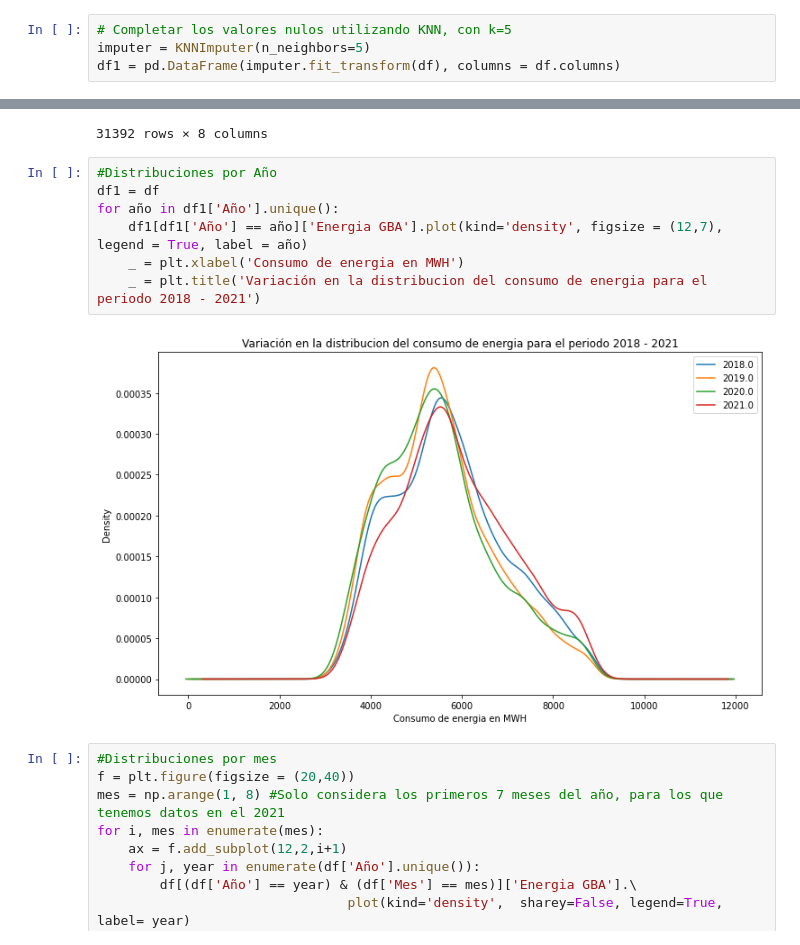
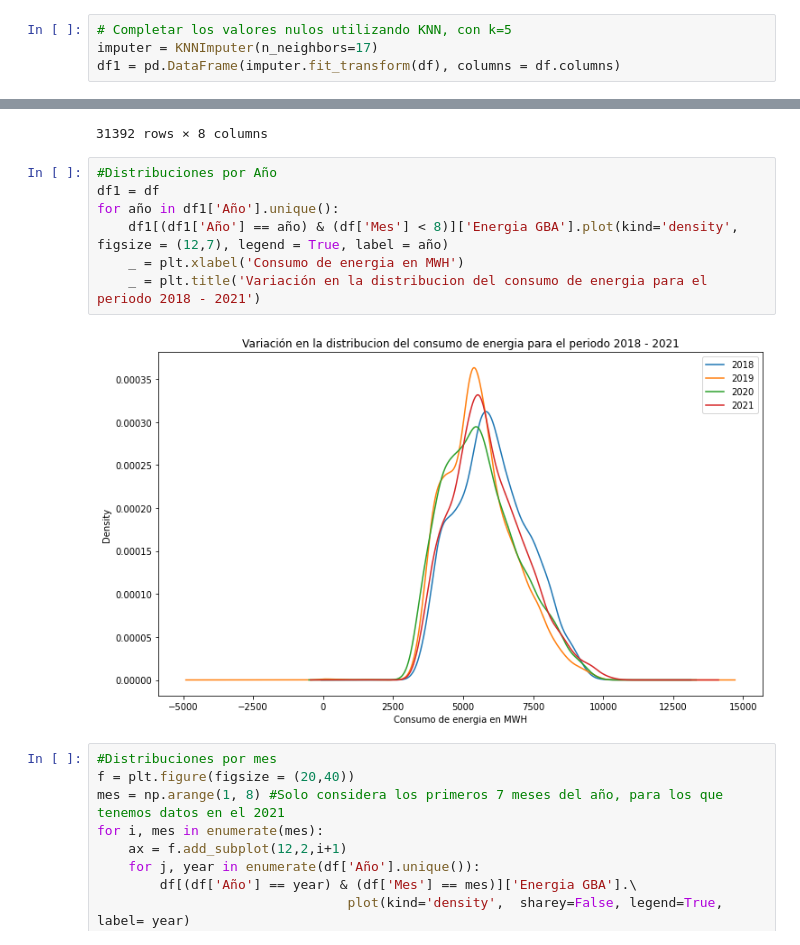
Before and after one commit to IlicicAxel/Energia_Forecast, a Jupyter notebook: Energia_EDA.ipynb, the cells around one changed output, grey strips where cells are left out. Cells and saved outputs as stored; diff of their text form.

```diff
--- a/Energia_EDA.ipynb
+++ b/Energia_EDA.ipynb
@@ -159,6 +152,6 @@ k_errors
 # %%
 # Completar los valores nulos utilizando KNN, con k=5
-imputer = KNNImputer(n_neighbors=5)
+imputer = KNNImputer(n_neighbors=17)
 df1 = pd.DataFrame(imputer.fit_transform(df), columns = df.columns)
 # %%
 df1.set_index(df.index, inplace=True)
@@ -261,12 +247,12 @@ df
 # %%
 #Distribuciones por Año
 df1 = df
 for año in df1['Año'].unique():
-    df1[df1['Año'] == año]['Energia GBA'].plot(kind='density', figsize = (12,7), legend = True, label = año)
+    df1[(df1['Año'] == año) & (df['Mes'] < 8)]['Energia GBA'].plot(kind='density', figsize = (12,7), legend = True, label = año)
     _ = plt.xlabel('Consumo de energia en MWH')
     _ = plt.title('Variación en la distribucion del consumo de energia para el periodo 2018 - 2021')
 # %% [output]
-[figure, old version]
+[figure, new version]
 # %%
 #Distribuciones por mes
 f = plt.figure(figsize = (20,40))
```
Also changed, not shown: parts of 10 cells of this notebook, 4 other files.
